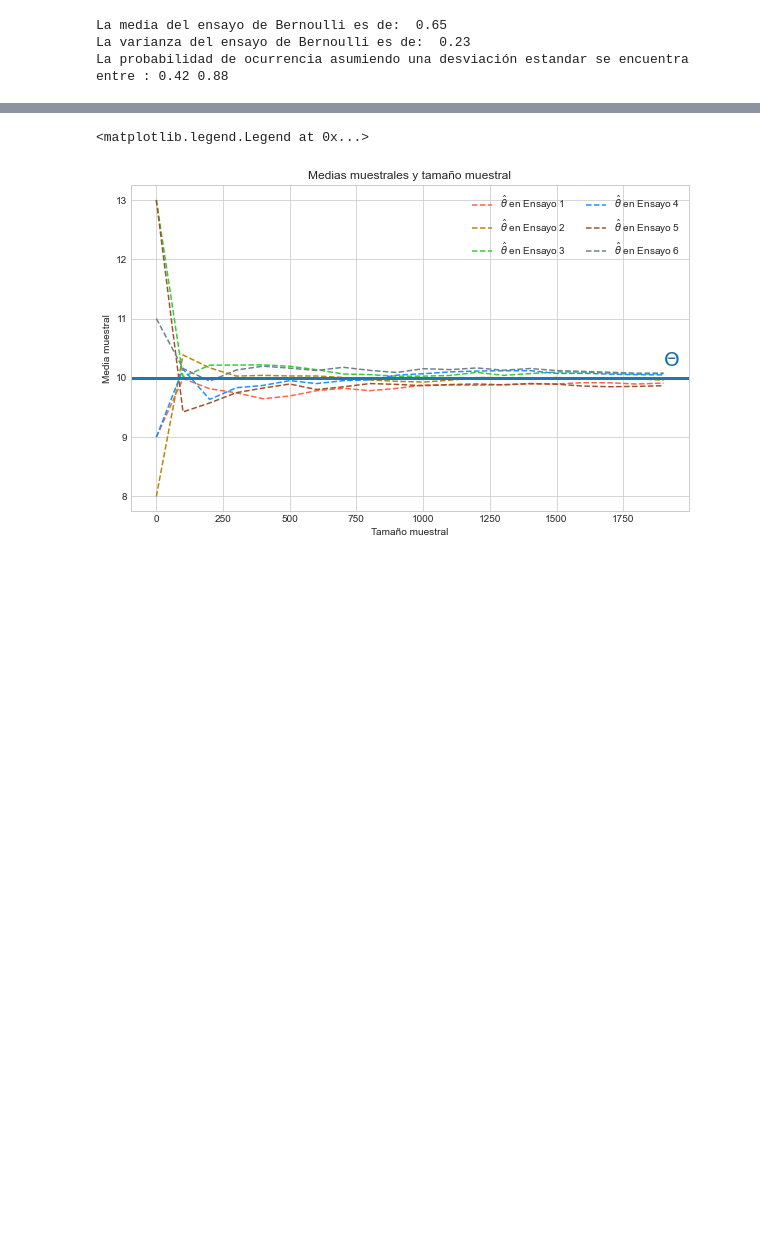
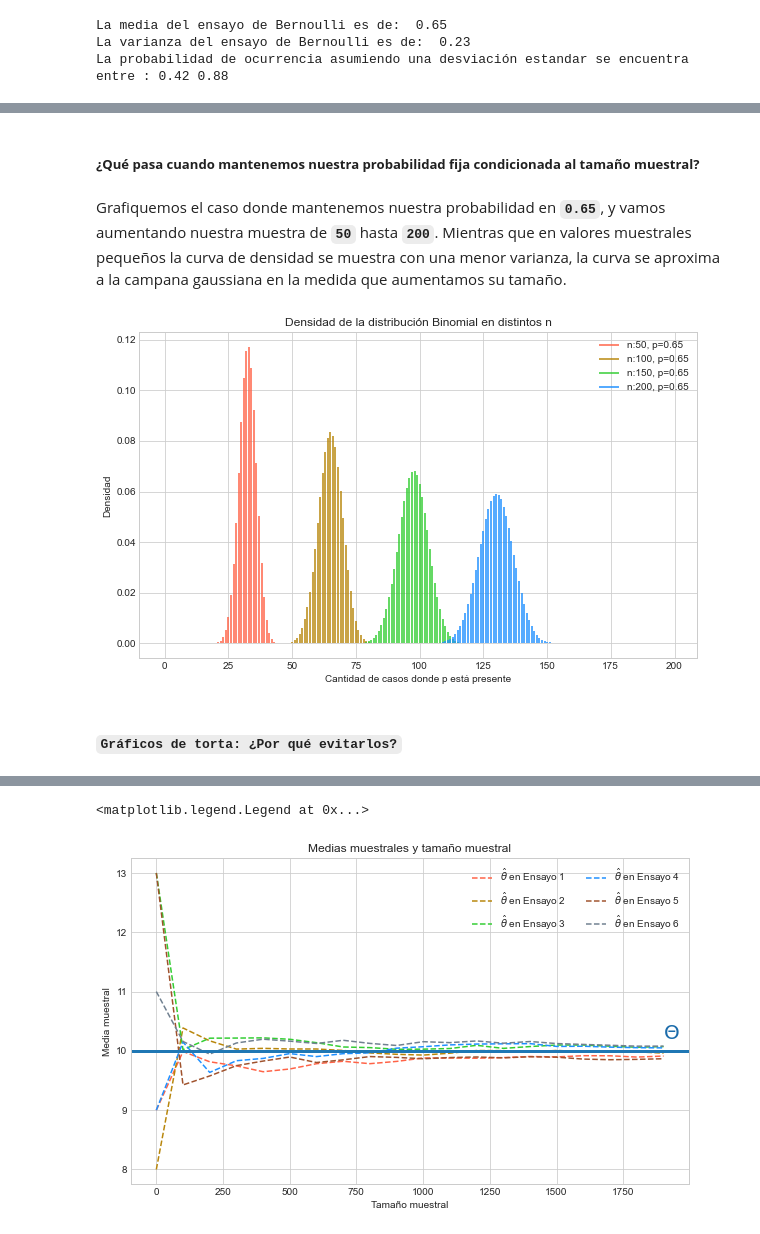
Before and after one commit to perezlino/desafio_latam_data_science, a Jupyter notebook: 2-Fundamentos_de_Data_Science/Modulo_3_Variables_aleatorias_y_graficos/clases/clase_4_-_variables_aleatorias_y_graficos.ipynb, the cells around one changed output, grey strips where cells are left out. Drawn from its saved outputs; the diff is of its cells as text; code cells hidden in the pictures; blank space fills up the shorter version.

```diff
--- a/2-Fundamentos_de_Data_Science/Modulo_3_Variables_aleatorias_y_graficos/clases/clase_4_-_variables_aleatorias_y_graficos.ipynb
+++ b/2-Fundamentos_de_Data_Science/Modulo_3_Variables_aleatorias_y_graficos/clases/clase_4_-_variables_aleatorias_y_graficos.ipynb
@@ -857,0 +921,23 @@ La probabilidad de ocurrencia asumiendo una desviación estandar se encuentra en
+# %% [markdown]
+##### **¿Qué pasa cuando mantenemos nuestra probabilidad fija condicionada al tamaño muestral?**
+# %% [markdown]
+Grafiquemos el caso donde mantenemos nuestra probabilidad en **`0.65`**, y vamos aumentando nuestra muestra de **`50`** hasta **`200`**. Mientras que en valores muestrales pequeños la curva de densidad se muestra con una menor varianza, la curva se aproxima a la campana gaussiana en la medida que aumentamos su tamaño.
+# %%
+# generamos una lista de colores
+colors = ["tomato", "darkgoldenrod", "limegreen", "dodgerblue"]
+
+# iniciamos un loop para índices y valores
+for i, n_size in enumerate([50, 100, 150, 200]):
+    # generamos un arreglo con numpy de 200
+    x_axis= np.arange(200)
+    # para cada valor de nuestro array graficamos la probabilidad condicional al tamaño
+    plt.vlines(x_axis, 0, stats.binom(n_size, 0.65).pmf(x_axis), colors=colors[i], label=r'n:{0}, p=0.65'.format(n_size))
+
+plt.legend()
+plt.title("Densidad de la distribución Binomial en distintos n")
+plt.xlabel("Cantidad de casos donde p está presente")
+plt.ylabel('Densidad');
+# %% [output]
+[figure, added]
+# %% [markdown]
+#### **`Gráficos de torta: ¿Por qué evitarlos?`**
```
Also changed, not shown: parts of 26 cells of this notebook, 12 other files.
